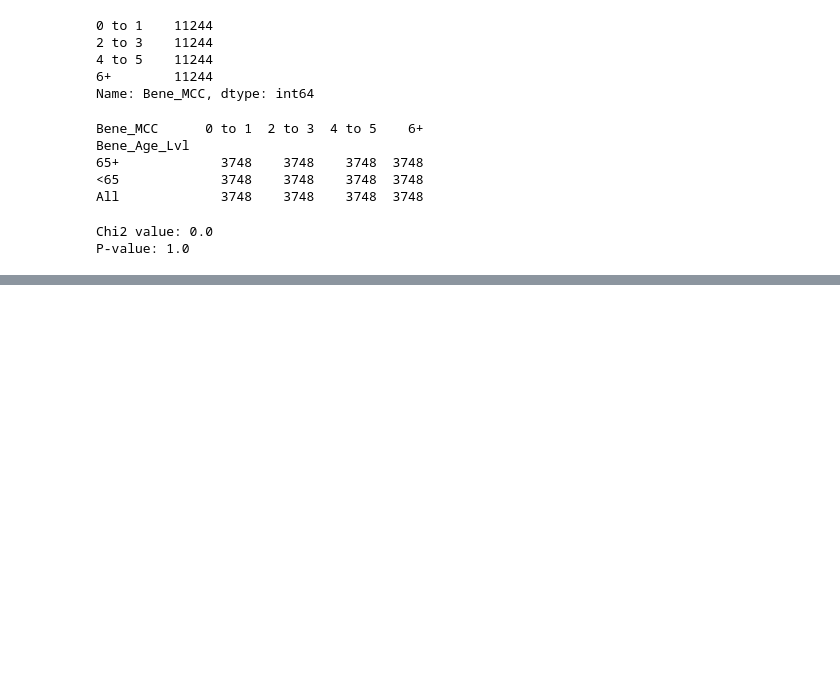
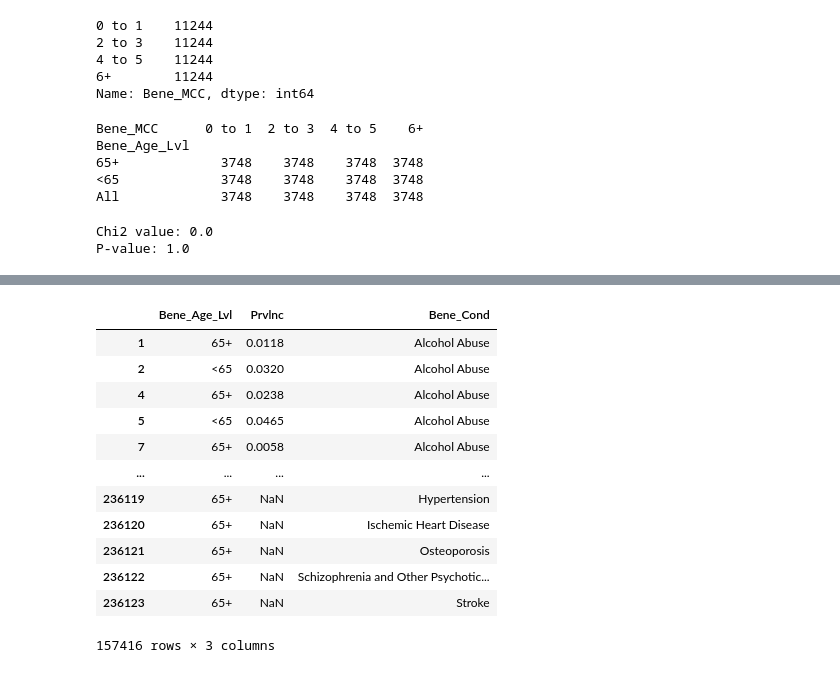
Before and after one commit to kkettip/datasci_5_statistics, a Jupyter notebook: datasci_5_statistics.ipynb, the cells around one changed output, grey strips where cells are left out. Drawn from its saved outputs; the diff is of its cells as text; code cells hidden in the pictures; blank space fills up the shorter version.

```diff
--- a/datasci_5_statistics.ipynb
+++ b/datasci_5_statistics.ipynb
@@ -68,0 +120,18 @@ P-value: 1.0
+# %%
+df2 = df2[['Bene_Age_Lvl', 'Prvlnc', 'Bene_Cond']]
+df2 = df2[((df2['Bene_Age_Lvl'] == '65+' ) | (df2['Bene_Age_Lvl'] == '<65'))]
+df2
+# %% [output]
+|  | Bene_Age_Lvl | Prvlnc | Bene_Cond |
+| 1 | 65+ | 0.0118 | Alcohol Abuse |
+| 2 | <65 | 0.0320 | Alcohol Abuse |
+| 4 | 65+ | 0.0238 | Alcohol Abuse |
+| 5 | <65 | 0.0465 | Alcohol Abuse |
+| 7 | 65+ | 0.0058 | Alcohol Abuse |
+| ... | ... | ... | ... |
+| 236119 | 65+ | NaN | Hypertension |
+| 236120 | 65+ | NaN | Ischemic Heart Disease |
+| 236121 | 65+ | NaN | Osteoporosis |
+| 236122 | 65+ | NaN | Schizophrenia and Other Psychotic... |
+| 236123 | 65+ | NaN | Stroke |
+157416 rows × 3 columns
```
Also changed, not shown: parts of 18 cells of this notebook.
